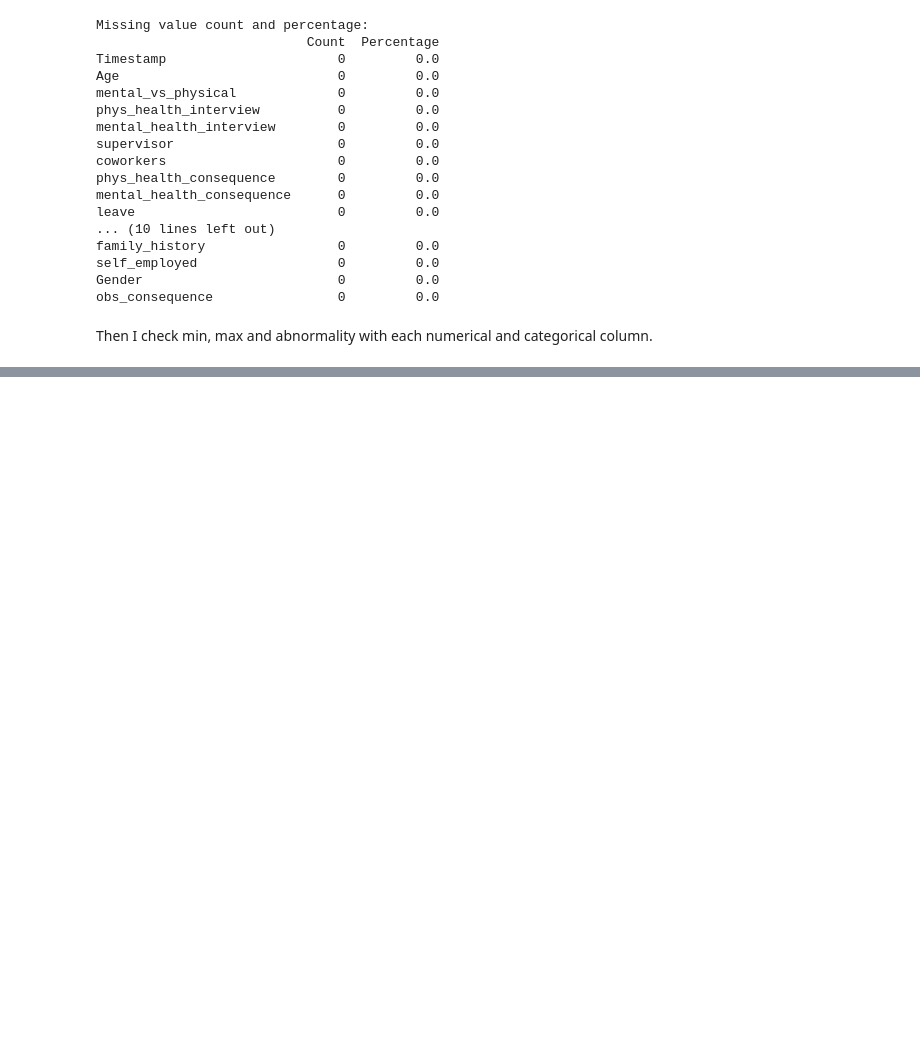
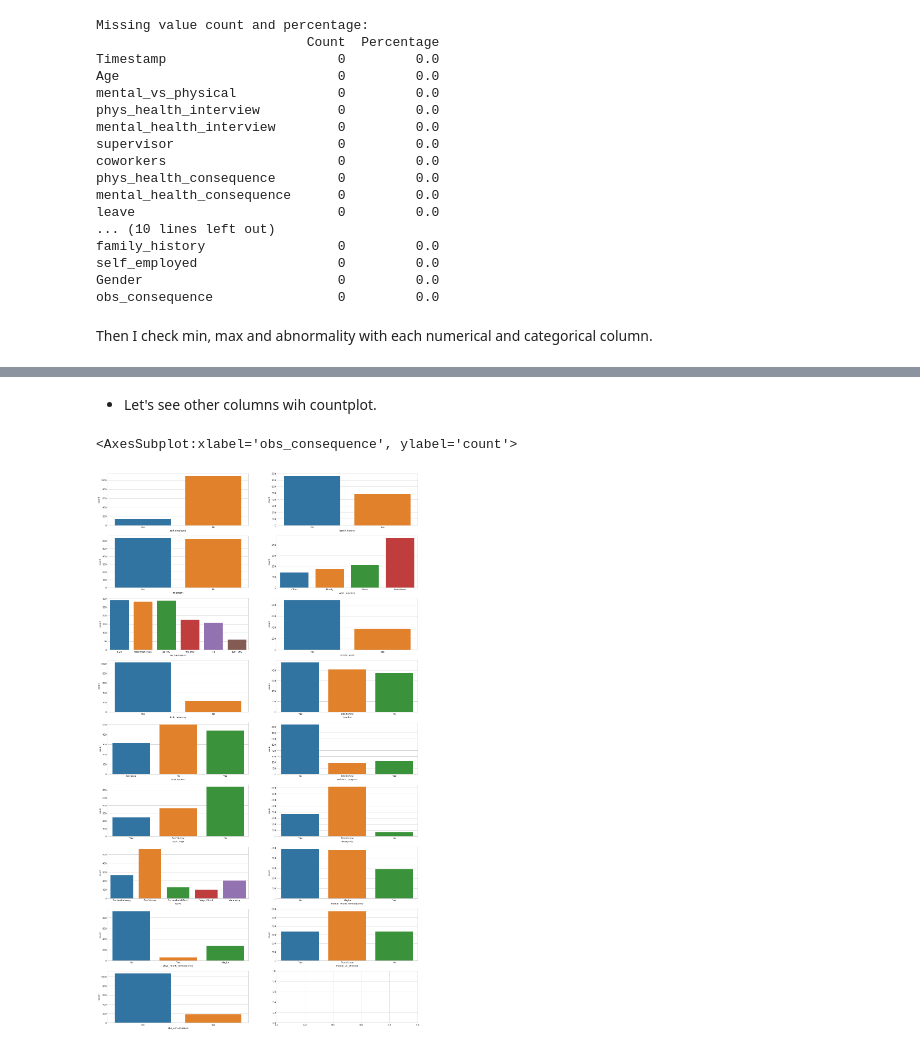
Before and after one commit to Phatdz02/programming-for-data-science, a Jupyter notebook: 20127272-19127237.ipynb, the cells around one changed output, grey strips where cells are left out. Saved outputs shown, nothing was run; the diff lists cells and outputs as text; code cells hidden in the pictures; blank space fills up the shorter version.

```diff
--- a/20127272-19127237.ipynb
+++ b/20127272-19127237.ipynb
@@ -370,0 +489,24 @@ Then I check min, max and abnormality with each numerical and categorical column
+# %% [markdown]
+- Let's see other columns wih countplot.
+# %%
+fig, ax = plt.subplots(figsize = (22, 40), ncols=2, nrows=9)
+sns.countplot(x="self_employed", data=df, ax=ax[0][0])
+sns.countplot(x="family_history", data=df, ax=ax[0][1])
+sns.countplot(x="treatment", data=df, ax=ax[1][0])
+sns.countplot(x="work_interfere", data=df, ax=ax[1][1])
+sns.countplot(x="no_employees", data=df, ax=ax[2][0])
+sns.countplot(x="remote_work", data=df, ax=ax[2][1])
+sns.countplot(x="tech_company", data=df, ax=ax[3][0])
+sns.countplot(x="benefits", data=df, ax=ax[3][1])
+sns.countplot(x="care_options", data=df, ax=ax[4][0])
+sns.countplot(x="wellness_program", data=df, ax=ax[4][1])
+sns.countplot(x="seek_help", data=df, ax=ax[5][0])
+sns.countplot(x="anonymity", data=df, ax=ax[5][1])
+sns.countplot(x="leave", data=df, ax=ax[6][0])
+sns.countplot(x="mental_health_consequence", data=df, ax=ax[6][1])
+sns.countplot(x="phys_health_consequence", data=df, ax=ax[7][0])
+sns.countplot(x="mental_vs_physical", data=df, ax=ax[7][1])
+sns.countplot(x="obs_consequence", data=df, ax=ax[8][0])
+# %% [output]
+<AxesSubplot:xlabel='obs_consequence', ylabel='count'>
+[figure, added]
```
Also changed, not shown: parts of 12 cells of this notebook.
